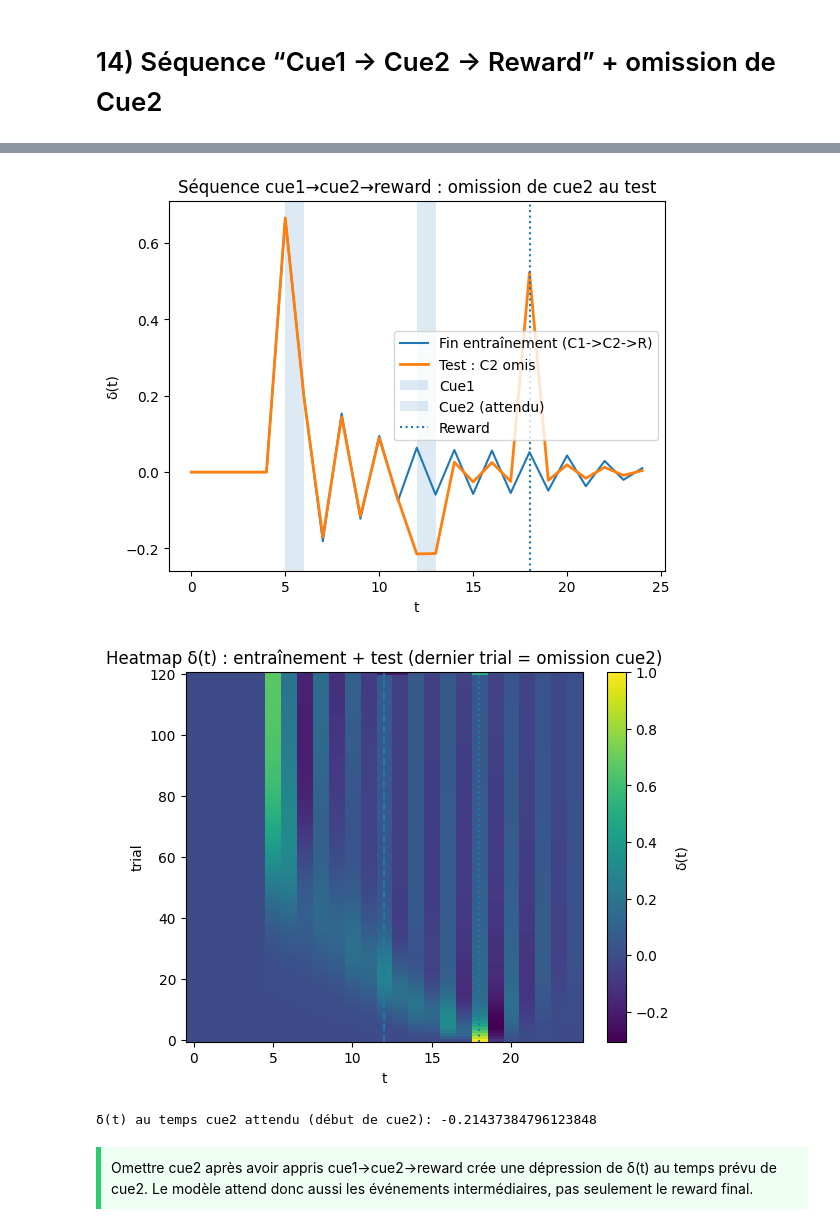
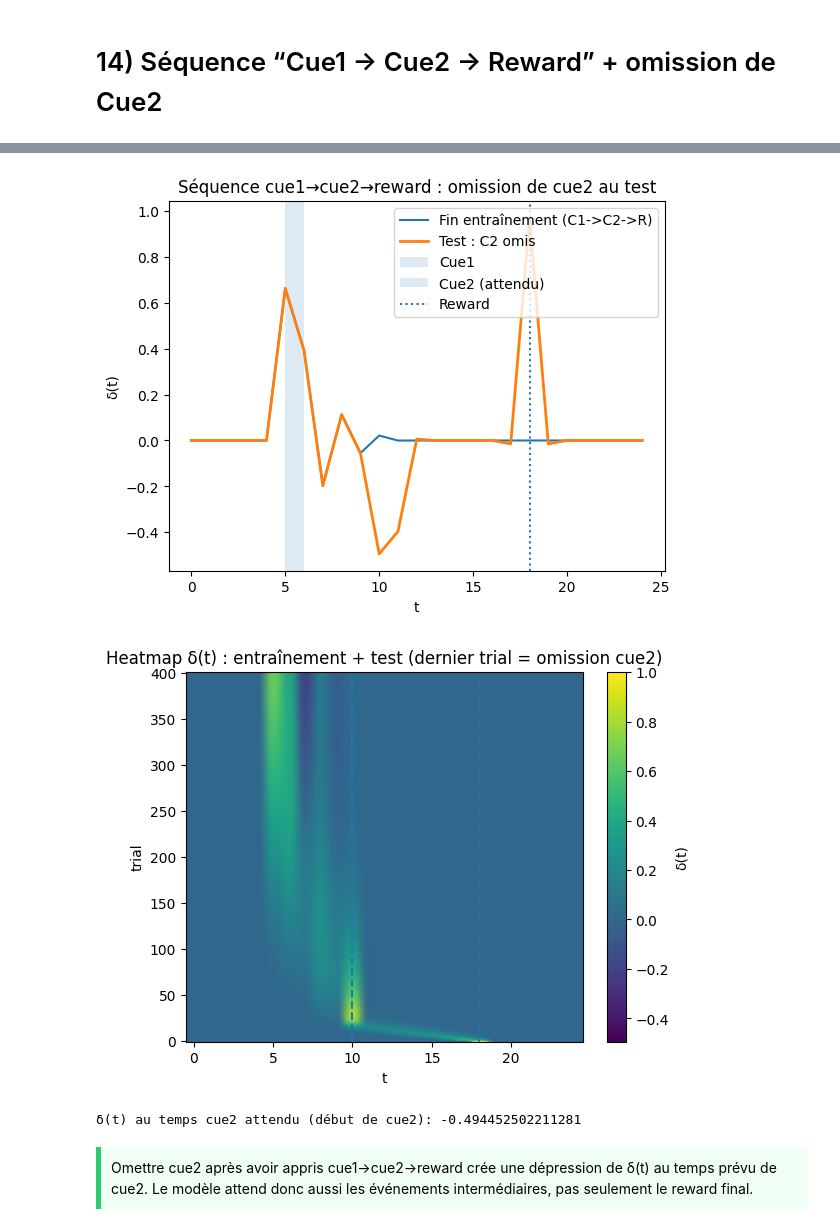
Before and after one commit to pgatt06/RL_temporal_difference_learning, a Jupyter notebook: Explo_fr.ipynb, the cells around one changed output, grey strips where cells are left out. Saved outputs shown, nothing was run; the diff lists cells and outputs as text; code cells hidden in the pictures.

```diff
--- a/Explo_fr.ipynb
+++ b/Explo_fr.ipynb
@@ -478,6 +492,8 @@ import numpy as np
 
 class TDSerialCompoundCueVec:
     """
+    Petite base temporelle maison : c'est moins sophistiqué qu'une trace d'éligibilité,
+    mais ça donne assez de features pour coder la durée d'un cue et son délai jusqu'au reward.
     TD + représentation CSC (serial compound) construite à partir d'un vecteur cue[t] (0/1).
     Cela permet d'avoir un cue de durée > 1 (comme dans le code RL-tutorial).
 
@@ -831,7 +883,7 @@ def simulate_blocking(
     T=12,
     cue_on=5, cue_dur=2,
     reward_on=6, reward_dur=1,
-    n_delays=30, alpha=0.05, gamma=0.98,
+    n_delays=60, alpha=0.02, gamma=0.98,
     n_phase1=80, n_phase2=80
 ):
     """
@@ -853,6 +905,7 @@ def simulate_blocking(
 
     # --- Phase 2: A + B (B présent mais A prédit déjà)
     model.cues["B"] = cueB.copy()
+    # Phase 2 : si A prédit déjà tout, δ(t) reste faible -> pas de signal d'enseignement pour B (blocking).
     deltas_p2 = []
     for _ in range(n_phase2):
         d, V = model.run_trial(learn=True)
@@ -866,6 +919,7 @@ def simulate_blocking(
 
     # Test B seul
     model.cues["A"] = np.zeros(T)
+    # Test B seul : je m'attends à un signal faible car B n'a jamais généré de δ(t) positif pendant l'apprentissage.
     model.cues["B"] = cueB.copy()
     dB, VB = model.run_trial(learn=False)
 
@@ -927,22 +1014,18 @@ Tests finaux : A seul déclenche une prédiction forte, B seul reste faible. B n
 def simulate_cue_sequence_omit_cue2(
     T=25,
     cue1_on=5, cue1_dur=2,
-    cue2_on=12, cue2_dur=2,
+    cue2_on=10, cue2_dur=1,          # <- C2 plus bref (dip plus net)
     reward_on=18, reward_dur=1,
-    n_train=120,
-    n_delays=40, alpha=0.05, gamma=0.98
+    n_train=400,                      # <- plus d'entraînement
+    n_delays=200, alpha=0.10, gamma=0.995,  # <- apprentissage + propagation plus forts
+    c1_amp=0.25, c2_amp=2.0, r_amp=1.0      # <- C1 faible, C2 fort
 ):
-    """
-    Entraînement : cue1 -> cue2 -> reward
-    Test : cue1 présent, cue2 omis, reward toujours au même temps
-    Attendu : dip négatif au temps de cue2 (car cue2 était attendu).
-    """
-    cue1 = make_stimulus(T, cue1_on, cue1_dur, 1.0)
-    cue2 = make_stimulus(T, cue2_on, cue2_dur, 1.0)
-    R = make_stimulus(T, reward_on, reward_dur, 1.0)
+    cue1 = make_stimulus(T, cue1_on, cue1_dur, c1_amp)
+    cue2 = make_stimulus(T, cue2_on, cue2_dur, c2_amp)
+    R    = make_stimulus(T, reward_on, reward_dur, r_amp)
 
-    # Entraînement avec les deux cues
-    model = TDMultiCueCSC({"C1": cue1, "C2": cue2}, R, n_delays=n_delays, alpha=alpha, gamma=gamma)
+    model = TDMultiCueCSC({"C1": cue1, "C2": cue2}, R,
+                          n_delays=n_delays, alpha=alpha, gamma=gamma)
 
     deltas = []
     for _ in range(n_train):
@@ -950,7 +1033,7 @@ def simulate_cue_sequence_omit_cue2(
         deltas.append(d)
     deltas = np.array(deltas)
 
-    # Test : omission de cue2 (mais cue1 présent)
+    # Test omission C2
     model.cues["C2"] = np.zeros(T)
     d_test, V_test = model.run_trial(learn=False)
 
@@ -960,36 +1043,36 @@ d_train, d_test, cue1, cue2, R = simulate_cue_sequence_omit_cue2()
 
 t = np.arange(len(R))
 
 # δ(t) fin entraînement vs test
 plt.figure()
 plt.plot(t, d_train[-1], label="Fin entraînement (C1->C2->R)")
 plt.plot(t, d_test, label="Test : C2 omis", linewidth=2)
 plt.axvspan(np.where(cue1>0)[0][0], np.where(cue1>0)[0][-1], alpha=0.15, label="Cue1")
 plt.axvspan(np.where(cue2>0)[0][0], np.where(cue2>0)[0][-1], alpha=0.15, label="Cue2 (attendu)")
 plt.axvline(np.where(R>0)[0][0], linestyle=":", label="Reward")
 plt.title("Séquence cue1→cue2→reward : omission de cue2 au test")
 plt.xlabel("t")
 plt.ylabel("δ(t)")
 plt.legend()
 plt.show()
 
 # Heatmap train + test
 D = np.vstack([d_train, d_test[None,:]])
 plt.figure()
 plt.imshow(D, aspect="auto", origin="lower")
 plt.colorbar(label="δ(t)")
 plt.title("Heatmap δ(t) : entraînement + test (dernier trial = omission cue2)")
 plt.xlabel("t")
 plt.ylabel("trial")
 plt.axvline(np.where(cue2>0)[0][0], linestyle="--")
 plt.axvline(np.where(R>0)[0][0], linestyle=":")
 plt.show()
 
 print("δ(t) au temps cue2 attendu (début de cue2):", d_test[np.where(cue2>0)[0][0]])
 # %% [output]
-[figure, old version]
+[figure, new version]
-[figure, old version]
+[figure, new version]
-δ(t) au temps cue2 attendu (début de cue2): -0.21437384796123848
+δ(t) au temps cue2 attendu (début de cue2): -0.494452502211281
 # %% [markdown]
 <div style="border-left: 5px solid #2ecc71; padding: 10px; background-color: #f0fff4; color: black;">
 Omettre cue2 après avoir appris cue1→cue2→reward crée une dépression de δ(t) au temps prévu de cue2. Le modèle attend donc aussi les événements intermédiaires, pas seulement le reward final.
```
Also changed, not shown: parts of 19 cells of this notebook.
